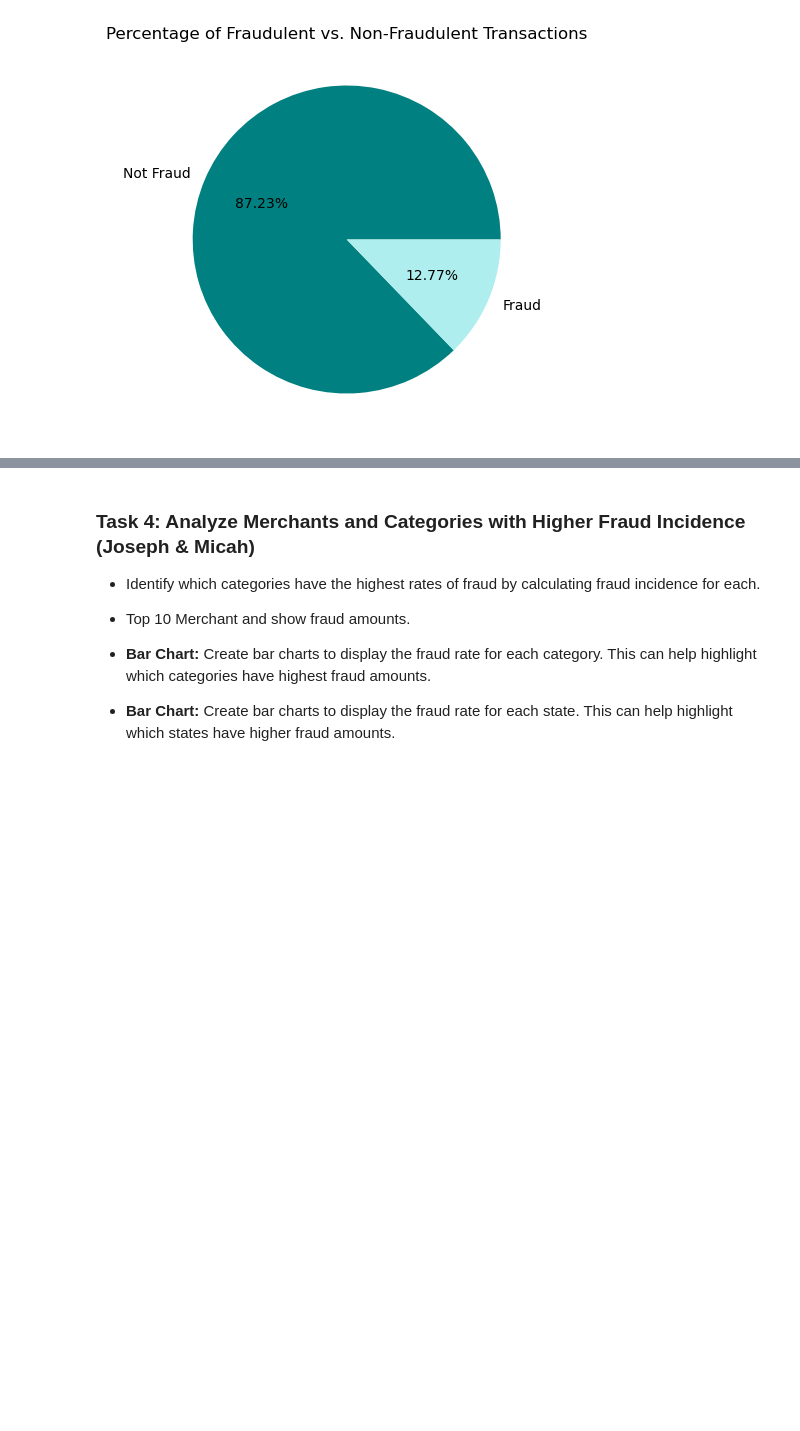
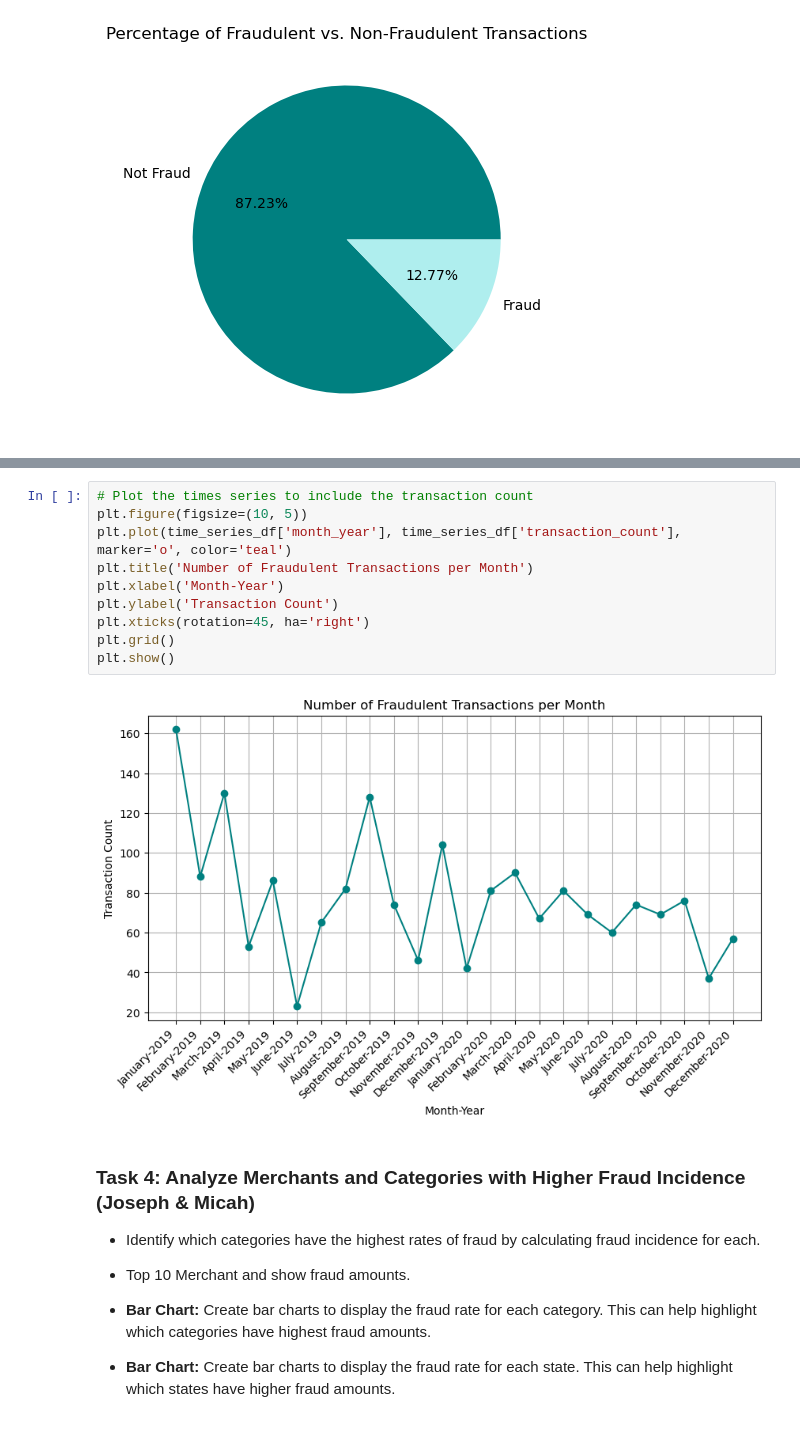
Before and after one commit to LackOfWitness/west-us-credit-card-fraud, a Jupyter notebook: Credit_Card_Fraud_Analysis-Team3-/credit_card_fraud_analysis.ipynb, the cells around one changed output, grey strips where cells are left out. Cells and saved outputs as stored; diff of their text form; blank space fills up the shorter version.

```diff
--- a/Credit_Card_Fraud_Analysis-Team3-/credit_card_fraud_analysis.ipynb
+++ b/Credit_Card_Fraud_Analysis-Team3-/credit_card_fraud_analysis.ipynb
@@ -204,3 +279,15 @@ plt.show()
+# %%
+# Plot the times series to include the transaction count
+plt.figure(figsize=(10, 5))
+plt.plot(time_series_df['month_year'], time_series_df['transaction_count'], marker='o', color='teal')
+plt.title('Number of Fraudulent Transactions per Month')
+plt.xlabel('Month-Year')
+plt.ylabel('Transaction Count')
+plt.xticks(rotation=45, ha='right')
+plt.grid()
+plt.show()
+# %% [output]
+[figure, added]
 # %% [markdown]
 ### Task 4: Analyze Merchants and Categories with Higher Fraud Incidence (Joseph & Micah)
 
```
Also changed, not shown: parts of 11 cells of this notebook, 1 other file.
